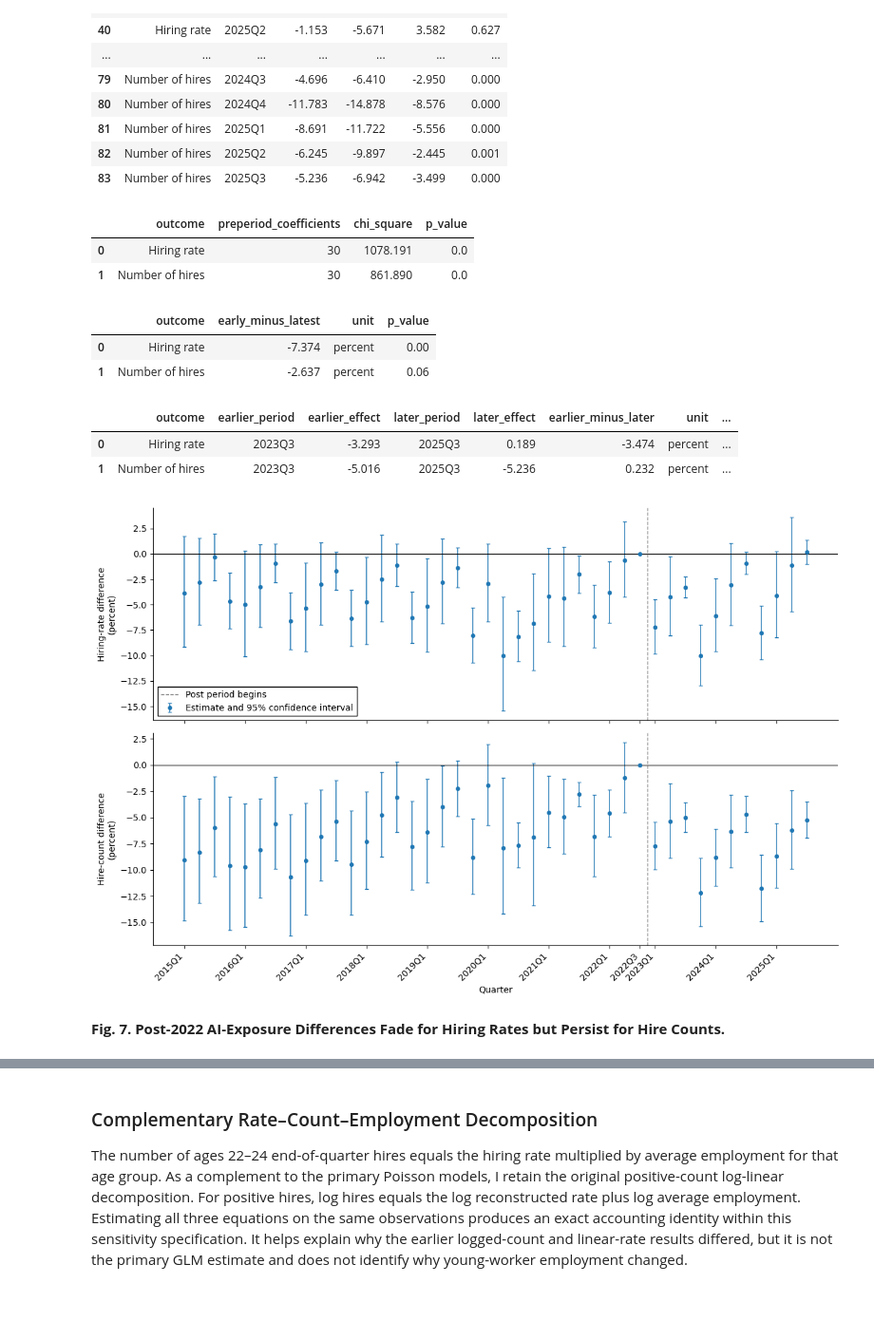
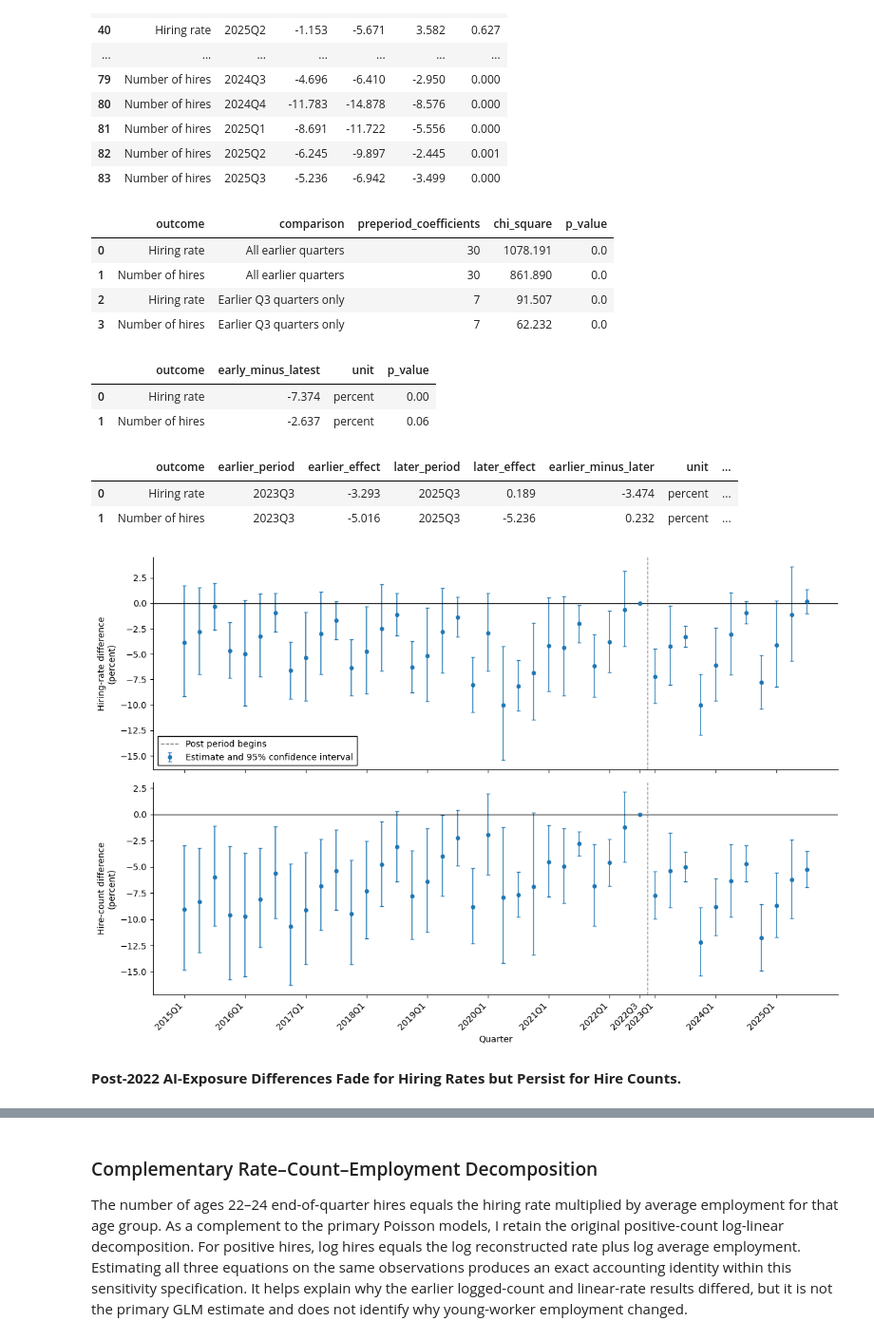
Before and after one commit to viet0901/senior-research, a Jupyter notebook: notebooks/02_research_analysis.ipynb, the cells around one changed output, grey strips where cells are left out. Shown at 95% size. Saved outputs shown, nothing was run; the diff lists cells and outputs as text; code cells hidden in the pictures; blank space fills up the shorter version.

```diff
--- a/notebooks/02_research_analysis.ipynb
+++ b/notebooks/02_research_analysis.ipynb
@@ -1625,15 +1867,19 @@ display(
 | 82 | Number of hires | 2025Q2 | -6.245 | -9.897 | -2.445 | 0.001 |
 | 83 | Number of hires | 2025Q3 | -5.236 | -6.942 | -3.499 | 0.000 |
 # %%
-# Test whether all pre-reference coefficients equal zero
-def joint_preperiod_test(model, outcome):
+# Test whether pre-reference coefficients equal zero
+def joint_preperiod_test(model, outcome, calendar_quarter=None):
     coefficient_names = list(model.coef().index)
-    preperiod_indices = [
-        index
-        for index, term in enumerate(coefficient_names)
-        if term.endswith(":ai_exposure_10pp")
-        and event_period_from_term(term) < event_reference_period
-    ]
+    preperiod_indices = []
+    for index, term in enumerate(coefficient_names):
+        if not term.endswith(":ai_exposure_10pp"):
+            continue
+        period = event_period_from_term(term)
+        if period >= event_reference_period:
+            continue
+        if calendar_quarter is not None and not period.endswith(calendar_quarter):
+            continue
+        preperiod_indices.append(index)
     restrictions = np.eye(len(coefficient_names))[preperiod_indices]
     test = model.wald_test(
         R=restrictions,
@@ -1642,6 +1888,11 @@ def joint_preperiod_test(model, outcome):
 
     return {
         "outcome": outcome,
+        "comparison": (
+            "All earlier quarters"
+            if calendar_quarter is None
+            else f"Earlier {calendar_quarter} quarters only"
+        ),
         "preperiod_coefficients": len(preperiod_indices),
         "chi_square": test["statistic"],
         "p_value": test["pvalue"],
@@ -1652,6 +1903,8 @@ preperiod_tests = pd.DataFrame(
     [
         joint_preperiod_test(rate_event_model, "Hiring rate"),
         joint_preperiod_test(count_event_model, "Number of hires"),
+        joint_preperiod_test(rate_event_model, "Hiring rate", "Q3"),
+        joint_preperiod_test(count_event_model, "Number of hires", "Q3"),
     ]
 )
 
@@ -1660,36 +1913,38 @@ display(preperiod_tests.round(3))
 
 # Test whether the early and latest post-period coefficients differ
 def postperiod_difference_test(model, outcome, log_outcome=True):
     coefficient_names = list(model.coef().index)
     early_term = "period::2023Q1:ai_exposure_10pp"
     latest_term = "period::2025Q3:ai_exposure_10pp"
     restriction = np.zeros((1, len(coefficient_names)))
     restriction[0, coefficient_names.index(early_term)] = 1
     restriction[0, coefficient_names.index(latest_term)] = -1
     test = model.wald_test(R=restriction, distribution="chi2")
     difference = model.coef()[early_term] - model.coef()[latest_term]
     if log_outcome:
         difference = np.expm1(difference) * 100
 
     return {
         "outcome": outcome,
         "early_minus_latest": difference,
         "unit": "percent" if log_outcome else "percentage points",
         "p_value": test["pvalue"],
     }
 
 
 postperiod_difference_tests = pd.DataFrame(
     [
         postperiod_difference_test(rate_event_model, "Hiring rate"),
         postperiod_difference_test(count_event_model, "Number of hires", log_outcome=True),
     ]
 )
 display(postperiod_difference_tests.round(3))
 # %% [output]
-|  | outcome | preperiod_coefficients | chi_square | p_value |
-| 0 | Hiring rate | 30 | 1078.191 | 0.0 |
-| 1 | Number of hires | 30 | 861.890 | 0.0 |
+|  | outcome | comparison | preperiod_coefficients | chi_square | p_value |
+| 0 | Hiring rate | All earlier quarters | 30 | 1078.191 | 0.0 |
+| 1 | Number of hires | All earlier quarters | 30 | 861.890 | 0.0 |
+| 2 | Hiring rate | Earlier Q3 quarters only | 7 | 91.507 | 0.0 |
+| 3 | Number of hires | Earlier Q3 quarters only | 7 | 62.232 | 0.0 |
 |  | outcome | early_minus_latest | unit | p_value |
 | 0 | Hiring rate | -7.374 | percent | 0.00 |
 | 1 | Number of hires | -2.637 | percent | 0.06 |
@@ -1836,12 +2091,12 @@ fig.savefig(
 plt.show()
 display(
     Markdown(
-        "**Fig. 7. Post-2022 AI-Exposure Differences Fade for Hiring Rates but Persist for Hire Counts.**"
+        "**Post-2022 AI-Exposure Differences Fade for Hiring Rates but Persist for Hire Counts.**"
     )
 )
 # %% [output]
 [figure]
-**Fig. 7. Post-2022 AI-Exposure Differences Fade for Hiring Rates but Persist for Hire Counts.**
+**Post-2022 AI-Exposure Differences Fade for Hiring Rates but Persist for Hire Counts.**
 # %% [markdown]
 The Poisson same-calendar-quarter comparison confirms that the two outcomes follow different paths. Relative to 2022 Q3, a 0.10 increase in AI exposure is associated with a 3.29% lower hiring rate in 2023 Q3 but a statistically unclear 0.19% higher rate in 2025 Q3. The change between those coefficients is statistically clear (`p < 0.001`). The corresponding hire-count estimates are -5.02% and -5.24%, and their difference is not statistically clear (`p = 0.642`). The negative count association therefore persists while the relative rate difference fades.
 
```
Also changed, not shown: parts of 21 cells of this notebook, 2 other files.
